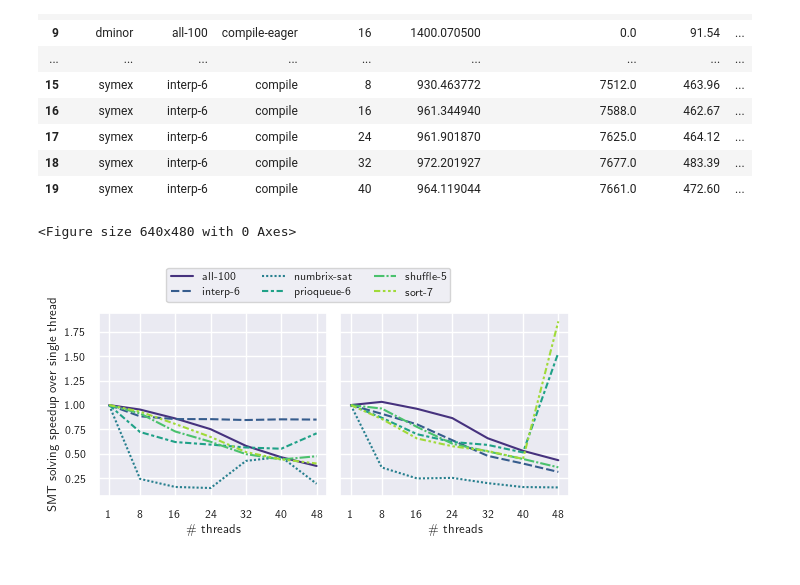
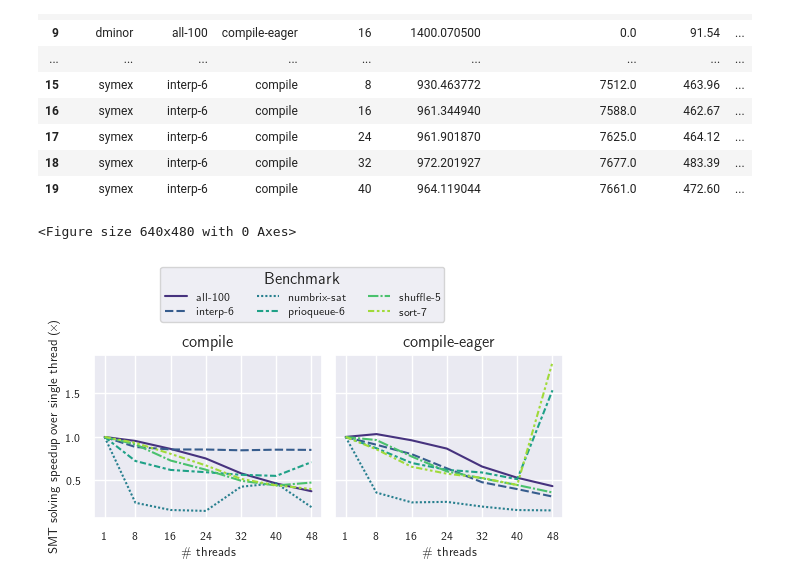
Before and after one commit to aaronbembenek/making-formulog-fast, a Jupyter notebook: paper-results/scaling/scaling_analysis.ipynb, the cells around one changed output. Saved outputs shown, nothing was run; the diff lists cells and outputs as text; code cells hidden in the pictures.

```diff
--- a/paper-results/scaling/scaling_analysis.ipynb
+++ b/paper-results/scaling/scaling_analysis.ipynb
@@ -489,35 +501,49 @@ sns.lineplot(
     data=medians[medians["mode"] == "compile"],
     y="smt_speedup",
     hue="benchmark",
     x="parallelism",
     ax=ax1,
     palette="viridis",
     style="benchmark",
     hue_order=bms,
 )
-ax1.set(ylabel="SMT solving speedup over single thread", xlabel=r"\# threads", xticks=nthreads)
+ax1.set(
+    ylabel=r"SMT solving speedup over single thread $(\!\times\!)$",
+    xlabel=r"\# threads",
+    xticks=nthreads,
+    title="compile",
+)
 
 sns.lineplot(
     data=medians[medians["mode"] == "compile-eager"],
     y="smt_speedup",
     hue="benchmark",
     x="parallelism",
     ax=ax2,
     palette="viridis",
     style="benchmark",
     hue_order=bms,
     legend=None,
 )
 ax2.tick_params(axis="y", which="both", left=False, labelleft=False)
-ax2.set(ylabel=None, xlabel=r"\# threads", xticks=nthreads)
+ax2.set(ylabel=None, xlabel=r"\# threads", xticks=nthreads, title="compile-eager")
 
 handles, labels = ax1.get_legend_handles_labels()
-leg = fig.legend(handles, labels, loc="upper center", bbox_to_anchor=(0.5, 1.15), ncol=3)
+leg = fig.legend(
+    handles,
+    labels,
+    loc="upper center",
+    bbox_to_anchor=(0.5, 1.24),
+    ncol=3,
+    title="Benchmark",
+)
 ax1.get_legend().remove()
 (inch_width, _) = set_size(width)
 fig.set_size_inches(inch_width, 2.5)
 plt.tight_layout()
-plt.savefig(os.path.join("figures", "smt_scaling_fig.pdf"), bbox_inches="tight", dpi=100)
+plt.savefig(
+    os.path.join("figures", "smt_scaling_fig.pdf"), bbox_inches="tight", dpi=100
+)
 # %% [output]
 <Figure size 640x480 with 0 Axes>
-[figure, old version]
+[figure, new version]
```
Also changed, not shown: parts of 1 cell of this notebook.
